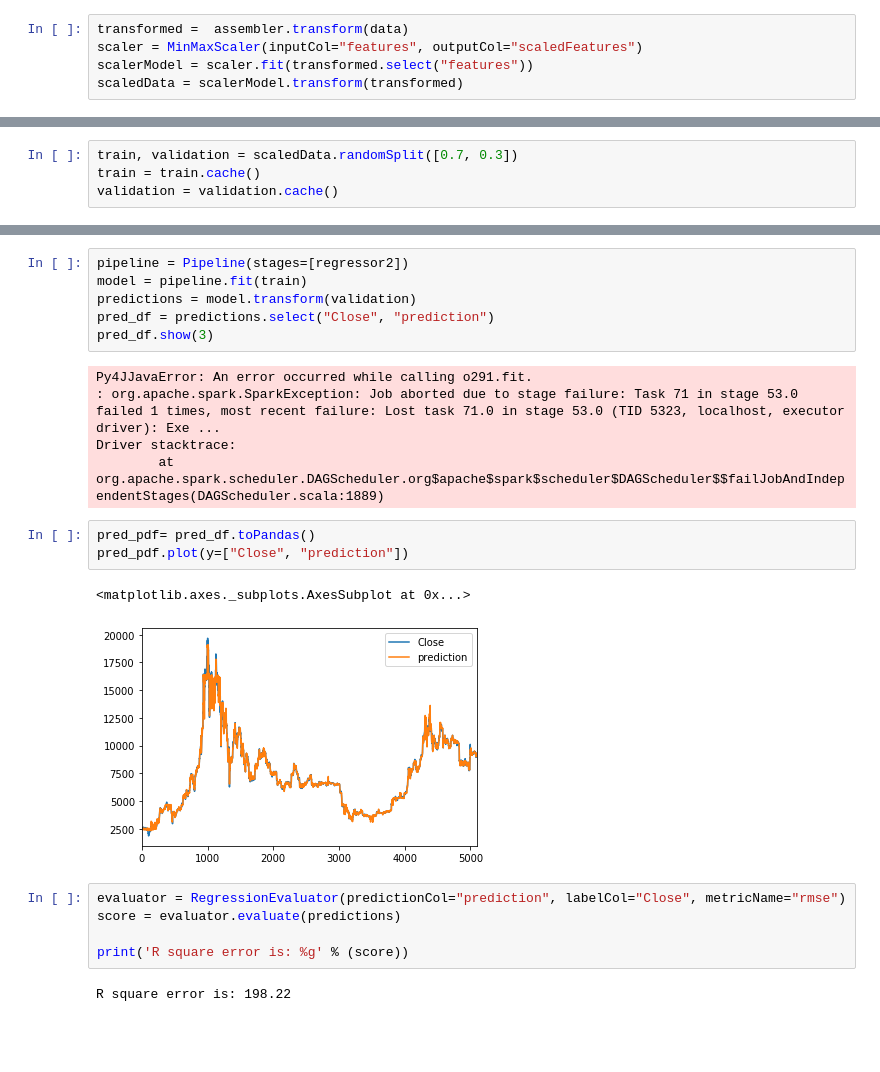
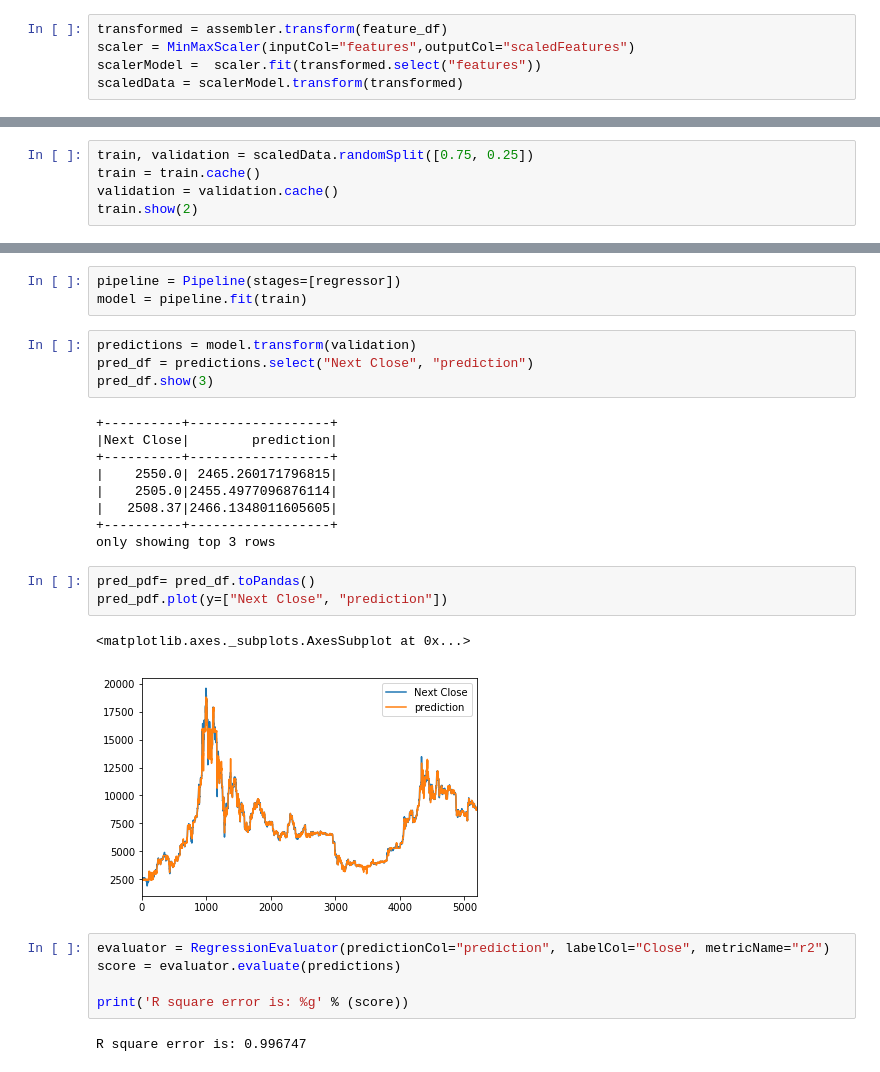
Before and after one commit to cdlIris/732_Project, a Jupyter notebook: bitcoin_train.ipynb, the cells around one changed output, grey strips where cells are left out. Cells and saved outputs as stored; diff of their text form; blank space fills up the shorter version.

Commit message:
bitcoin train

```diff
--- a/bitcoin_train.ipynb
+++ b/bitcoin_train.ipynb
@@ -132,5 +150,5 @@ regressor2 = RandomForestRegressor(
 # %%
-transformed =  assembler.transform(data)
-scaler = MinMaxScaler(inputCol="features", outputCol="scaledFeatures")
-scalerModel = scaler.fit(transformed.select("features"))
+transformed = assembler.transform(feature_df)
+scaler = MinMaxScaler(inputCol="features",outputCol="scaledFeatures")
+scalerModel =  scaler.fit(transformed.select("features"))
 scaledData = scalerModel.transform(transformed)
@@ -137,4 +175,5 @@ scaledData = scalerModel.transform(transformed)
 # %%
-train, validation = scaledData.randomSplit([0.7, 0.3])
+train, validation = scaledData.randomSplit([0.75, 0.25])
 train = train.cache()
 validation = validation.cache()
+train.show(2)
@@ -141,27 +188,32 @@ validation = validation.cache()
+# %%
+pipeline = Pipeline(stages=[regressor])
+model = pipeline.fit(train)
 # %%
-pipeline = Pipeline(stages=[regressor2])
-model = pipeline.fit(train)
 predictions = model.transform(validation)
-pred_df = predictions.select("Close", "prediction")
+pred_df = predictions.select("Next Close", "prediction")
 pred_df.show(3)
 # %% [output]
-Py4JJavaError: An error occurred while calling o291.fit.
-: org.apache.spark.SparkException: Job aborted due to stage failure: Task 71 in stage 53.0 failed 1 times, most recent failure: Lost task 71.0 in stage 53.0 (TID 5323, localhost, executor driver): Exe ...
-Driver stacktrace:
-        at org.apache.spark.scheduler.DAGScheduler.org$apache$spark$scheduler$DAGScheduler$$failJobAndIndependentStages(DAGScheduler.scala:1889)
++----------+------------------+
+|Next Close|        prediction|
++----------+------------------+
+|    2550.0| 2465.260171796815|
+|    2505.0|2455.4977096876114|
+|   2508.37|2466.1348011605605|
++----------+------------------+
+only showing top 3 rows
 # %%
 pred_pdf= pred_df.toPandas()
-pred_pdf.plot(y=["Close", "prediction"])
+pred_pdf.plot(y=["Next Close", "prediction"])
 # %% [output]
 <matplotlib.axes._subplots.AxesSubplot at 0x...>
-[figure, old version]
+[figure, new version]
 # %%
-evaluator = RegressionEvaluator(predictionCol="prediction", labelCol="Close", metricName="rmse")
+evaluator = RegressionEvaluator(predictionCol="prediction", labelCol="Close", metricName="r2")
 score = evaluator.evaluate(predictions)
 
 print('R square error is: %g' % (score))
 # %% [output]
-R square error is: 198.22
+R square error is: 0.996747
 # %%
 model.stages[-1].featureImportances
 # %% [output]
```
Also changed, not shown: parts of 15 cells of this notebook.
